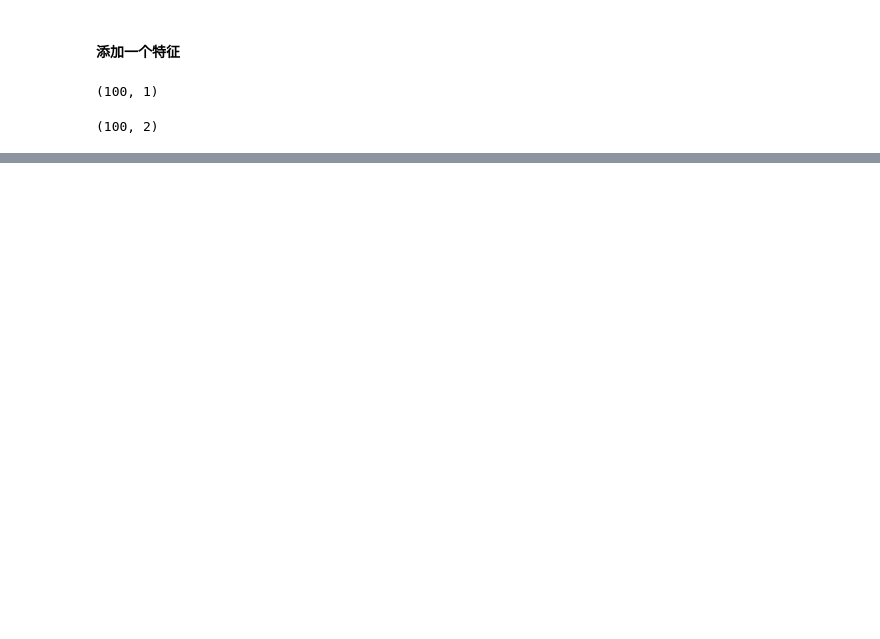
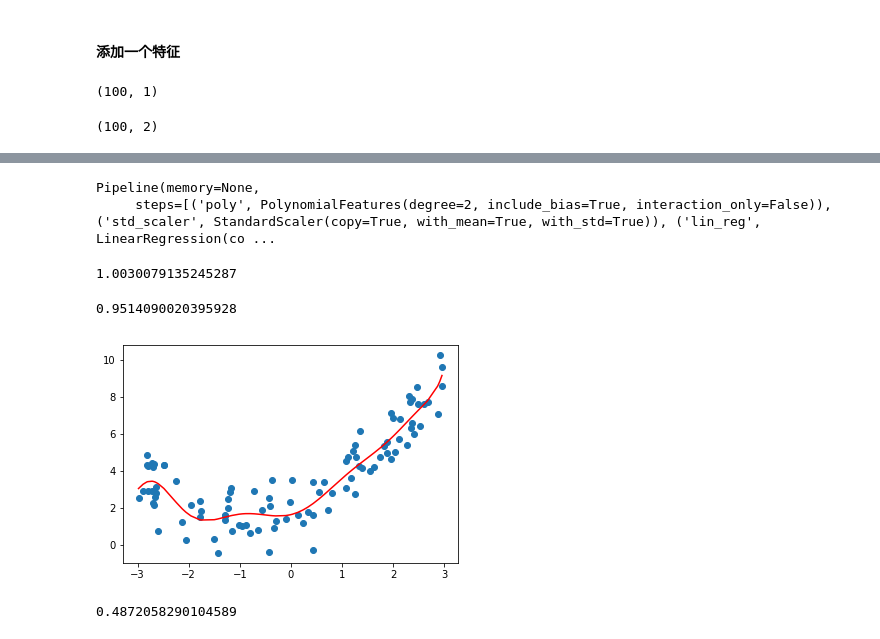
Before and after one commit to scutjason/ml4py, a Jupyter notebook: ml/多项式回归.ipynb, the cells around one changed output, grey strips where cells are left out. Saved outputs shown, nothing was run; the diff lists cells and outputs as text; code cells hidden in the pictures; blank space fills up the shorter version.

```diff
--- a/ml/多项式回归.ipynb
+++ b/ml/多项式回归.ipynb
@@ -72,0 +217,23 @@ lin_reg2.intercept_
+# %%
+from sklearn.pipeline import Pipeline
+from sklearn.preprocessing import StandardScaler
+from sklearn.linear_model import LinearRegression
+
+def PolynomialRegression(degree):
+    # Pipeline 接收一个list，list中的tuple依次表示操作步骤,自动识别参数
+    return Pipeline([
+        ("poly", PolynomialFeatures(degree=degree)),
+        ("std_scaler", StandardScaler()),
+        ("lin_reg", LinearRegression())])
+# %%
+poly2_reg = PolynomialRegression(degree=2)
+poly2_reg.fit(X,y)
+# %% [output]
+Pipeline(memory=None,
+     steps=[('poly', PolynomialFeatures(degree=2, include_bias=True, interaction_only=False)), ('std_scaler', StandardScaler(copy=True, with_mean=True, with_std=True)), ('lin_reg', LinearRegression(co ...
+# %%
+y2_predict = poly2_reg.predict(X)
+mean_squared_error(y,y2_predict)
+# 使用多项式回归之后的均方差已经降低到1了
+# %% [output]
+1.0030079135245287
@@ -72,0 +242,21 @@ lin_reg2.intercept_
+# %%
+poly10_reg = PolynomialRegression(degree=10)
+poly10_reg.fit(X,y)
+y10_predict = poly10_reg.predict(X)
+mean_squared_error(y,y10_predict)
+# %% [output]
+0.9514090020395928
+# %%
+plt.scatter(x,y)
+plt.plot(np.sort(x),y10_predict[np.argsort(x)],color='r')
+plt.show()
+# %% [output]
+[figure, added]
+# %%
+# degre = 100
+poly100_reg = PolynomialRegression(degree=100)
+poly100_reg.fit(X,y)
+y100_predict = poly100_reg.predict(X)
+mean_squared_error(y,y100_predict)
+# %% [output]
+0.4872058290104589
```
Also changed, not shown: parts of 100 cells of this notebook, 15 other files.
